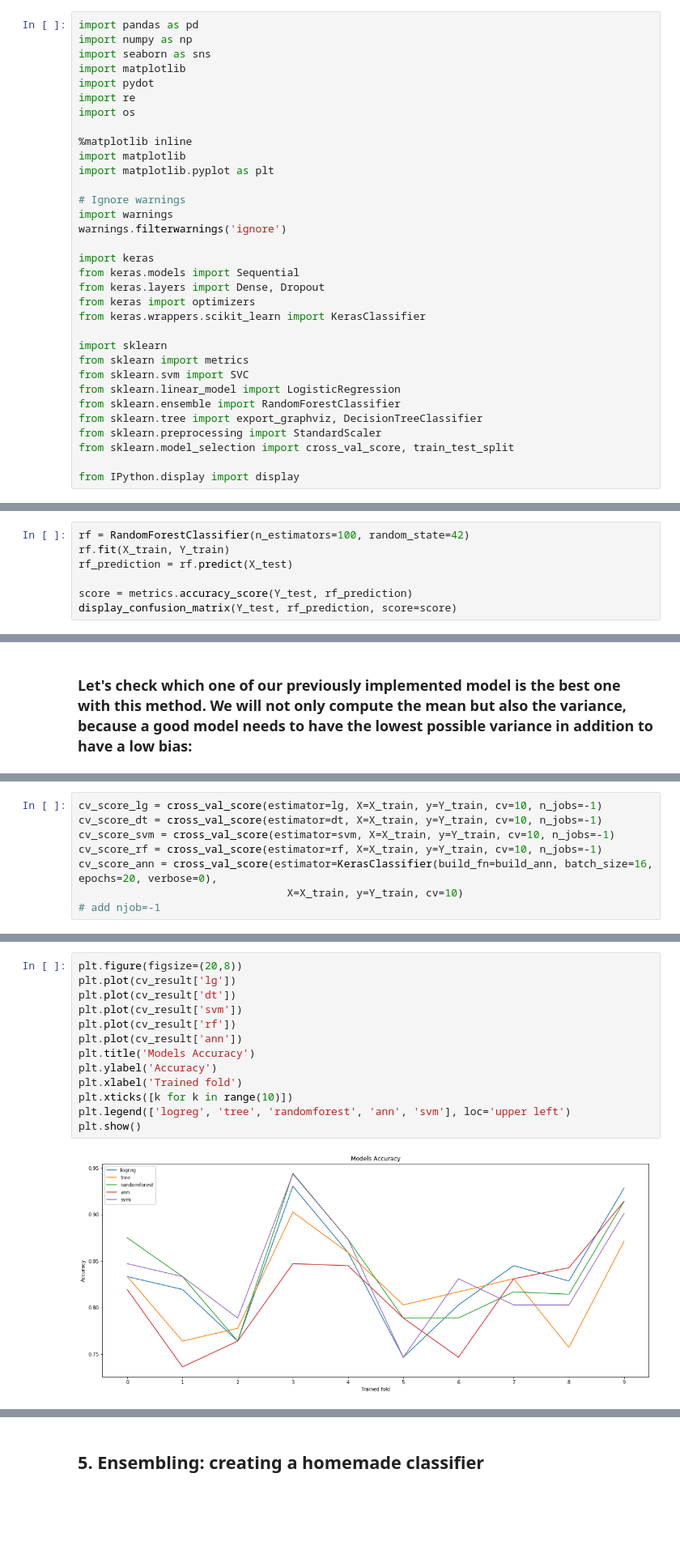
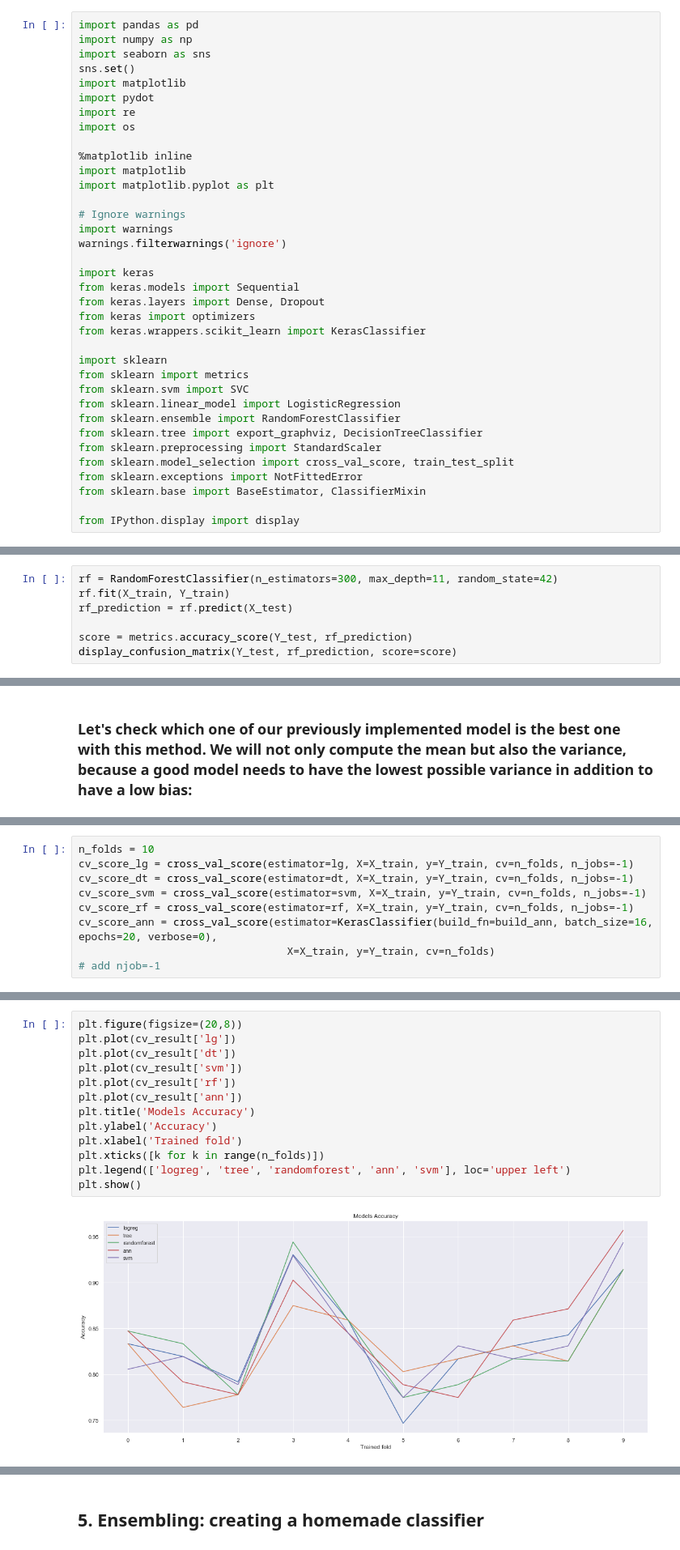
Before and after one commit to nicohlr/kaggle, a Jupyter notebook: titanic/titanic_kernel_tutorial.ipynb, the cells around one changed output, grey strips where cells are left out. Shown at 81% size. Saved outputs shown, nothing was run; the diff lists cells and outputs as text; blank space fills up the shorter version.

Commit message:
add sns plot, tune rf and improve ensemble classifier

```diff
--- a/titanic/titanic_kernel_tutorial.ipynb
+++ b/titanic/titanic_kernel_tutorial.ipynb
@@ -31,6 +31,7 @@
 import pandas as pd
 import numpy as np
 import seaborn as sns
+sns.set()
 import matplotlib
 import pydot
 import re
@@ -58,6 +59,8 @@ from sklearn.ensemble import RandomForestClassifier
 from sklearn.tree import export_graphviz, DecisionTreeClassifier
 from sklearn.preprocessing import StandardScaler
 from sklearn.model_selection import cross_val_score, train_test_split
+from sklearn.exceptions import NotFittedError
+from sklearn.base import BaseEstimator, ClassifierMixin
 
 from IPython.display import display
 # %% [output]
@@ -349,7 +352,7 @@ display_confusion_matrix(Y_test, svm_prediction, score=score)
 # %% [markdown]
 ### Random forest is a robust & practical algorithm based on decision trees. It outperforms almost always the two previous algorithm we saw. If you want to find out more about this model, [here](https://medium.com/@williamkoehrsen/random-forest-simple-explanation-377895a60d2d) is a good start.
 # %%
-rf = RandomForestClassifier(n_estimators=100, random_state=42)
+rf = RandomForestClassifier(n_estimators=300, max_depth=11, random_state=42)
 rf.fit(X_train, Y_train)
 rf_prediction = rf.predict(X_test)
 
@@ -439,12 +442,13 @@ display_confusion_matrix(Y_test, ann_prediction, score=score)
 # %% [markdown]
 ![](https://www.machinelearningtutorial.net/wp-content/uploads/2017/01/bias-variance-tradeoff.svg)
 # %%
-cv_score_lg = cross_val_score(estimator=lg, X=X_train, y=Y_train, cv=10, n_jobs=-1)
-cv_score_dt = cross_val_score(estimator=dt, X=X_train, y=Y_train, cv=10, n_jobs=-1)
-cv_score_svm = cross_val_score(estimator=svm, X=X_train, y=Y_train, cv=10, n_jobs=-1)
-cv_score_rf = cross_val_score(estimator=rf, X=X_train, y=Y_train, cv=10, n_jobs=-1)
+n_folds = 10
+cv_score_lg = cross_val_score(estimator=lg, X=X_train, y=Y_train, cv=n_folds, n_jobs=-1)
+cv_score_dt = cross_val_score(estimator=dt, X=X_train, y=Y_train, cv=n_folds, n_jobs=-1)
+cv_score_svm = cross_val_score(estimator=svm, X=X_train, y=Y_train, cv=n_folds, n_jobs=-1)
+cv_score_rf = cross_val_score(estimator=rf, X=X_train, y=Y_train, cv=n_folds, n_jobs=-1)
 cv_score_ann = cross_val_score(estimator=KerasClassifier(build_fn=build_ann, batch_size=16, epochs=20, verbose=0),
-                                 X=X_train, y=Y_train, cv=10)
+                                 X=X_train, y=Y_train, cv=n_folds)
 # add njob=-1
 # %%
 cv_result = {'lg': cv_score_lg, 'dt': cv_score_dt, 'svm': cv_score_svm, 'rf': cv_score_rf, 'ann': cv_score_ann}
@@ -458,18 +462,18 @@ cv_df
 # %%
 plt.figure(figsize=(20,8))
 plt.plot(cv_result['lg'])
 plt.plot(cv_result['dt'])
 plt.plot(cv_result['svm'])
 plt.plot(cv_result['rf'])
 plt.plot(cv_result['ann'])
 plt.title('Models Accuracy')
 plt.ylabel('Accuracy')
 plt.xlabel('Trained fold')
-plt.xticks([k for k in range(10)])
+plt.xticks([k for k in range(n_folds)])
 plt.legend(['logreg', 'tree', 'randomforest', 'ann', 'svm'], loc='upper left')
 plt.show()
 # %% [output]
-[figure, old version]
+[figure, new version]
 # %% [markdown]
 ### All models seems to have a good accuracy and nearly the same variance, it seems that there is no "best model". Indeed, there is no one model which seems truly better than the other. In fact, if we make submissions with all of these models, we will obtain approximately the same score. Moreover, the variance is a little bit too high for saying that these models are reliable: 0.05 variance means that the same model can score 0.75 and 0.8, which is not very convenient.
 ### To obtain a better score, we will, in the next part, build our own classifier which will combine predictions from a random forest, an svm classifier and a keras neural networks. The diversity from these 3 very different models will increase the quality of our predictions and reduce the variance !
```
Also changed, not shown: parts of 21 cells of this notebook, 3 other files.
